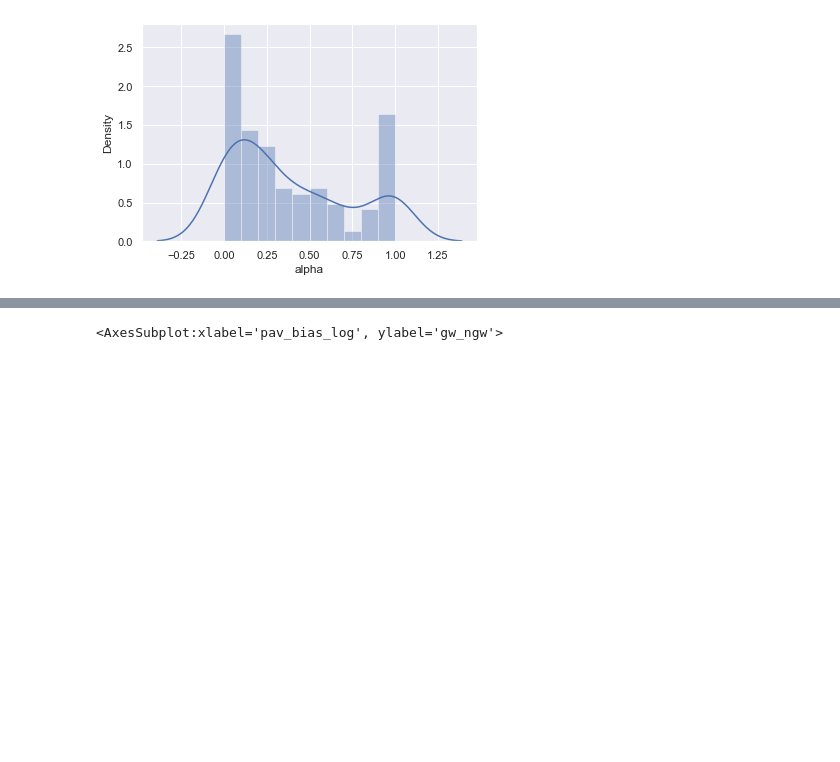
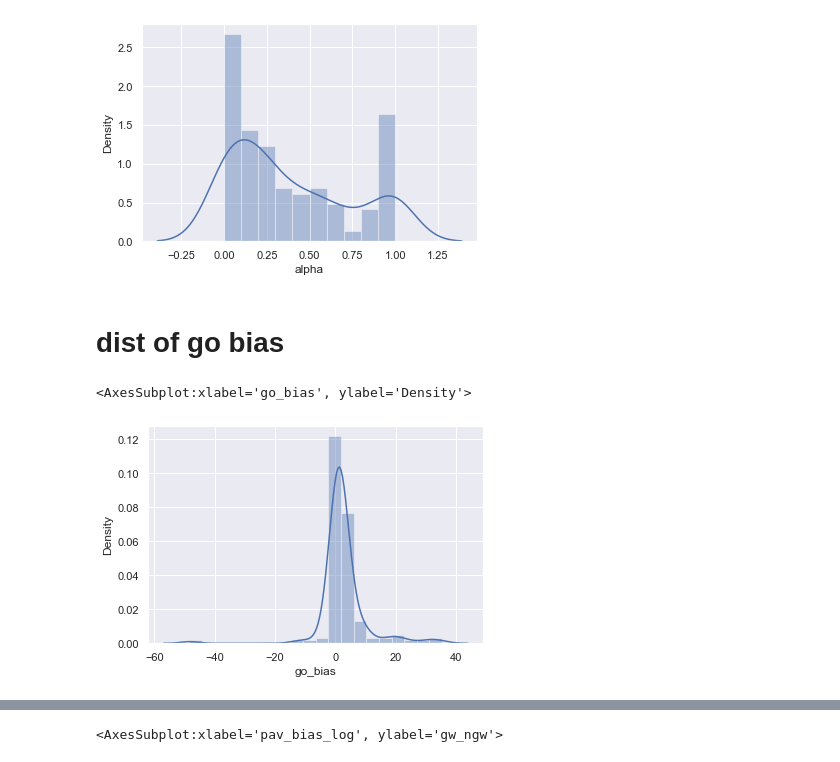
Before and after one commit to Sepsad/Interindividual-differences-in-Learning-to-Act-or-Avoid, a Jupyter notebook: First_session.ipynb, the cells around one changed output, grey strips where cells are left out. Cells and saved outputs as stored; diff of their text form; code cells hidden in the pictures; blank space fills up the shorter version.

```diff
--- a/First_session.ipynb
+++ b/First_session.ipynb
@@ -304,3 +308,10 @@ sns.distplot((mr_df.alpha), bins=10)
 # %% [output]
 <AxesSubplot:xlabel='alpha', ylabel='Density'>
 [figure]
+# %% [markdown]
+# dist of go bias
+# %%
+sns.distplot((mr_df.go_bias[mr_df.go_bias < 50]), bins=20)
+# %% [output]
+<AxesSubplot:xlabel='go_bias', ylabel='Density'>
+[figure, added]
```
Also changed, not shown: parts of 11 cells of this notebook, 1 other file.
